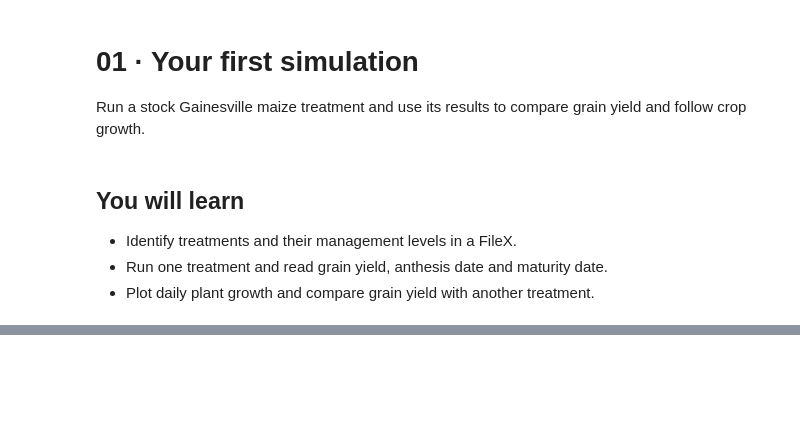
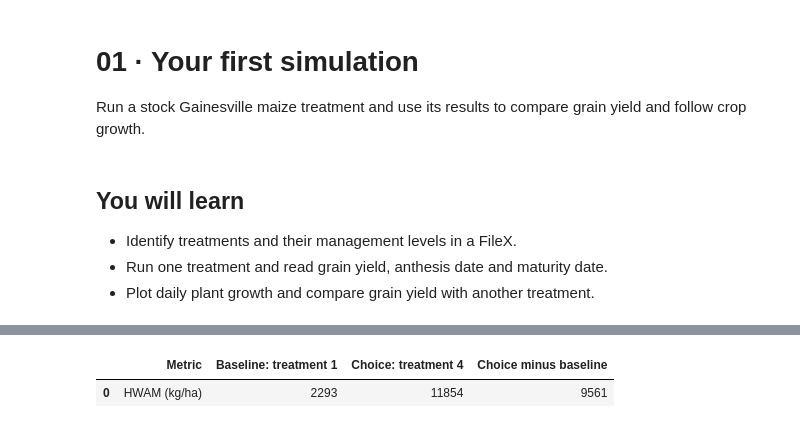
Before and after one commit to AbdelrahmanAmr3/dssatlab, a Jupyter notebook: course/01_first_simulation/lesson.ipynb, the cells around one changed output, grey strips where cells are left out. Cells and saved outputs as stored; diff of their text form; code cells hidden in the pictures; blank space fills up the shorter version.

```diff
--- a/course/01_first_simulation/lesson.ipynb
+++ b/course/01_first_simulation/lesson.ipynb
@@ -215,0 +149,17 @@ Next: [02 · Planting-date sweep](../02_planting_dates/lesson.ipynb).
+# %%
+# Choose a treatment and rebuild both runs for a yield comparison.
+chosen_treatment = 4
+comparison_filex = RUNS / "UFGA8201.MZX"
+baseline_result = dl.run(comparison_filex, treatment=1)
+chosen_result = dl.run(comparison_filex, treatment=chosen_treatment)
+baseline_row = dl.read_summary(baseline_result.run_dir)[0]
+chosen_row = dl.read_summary(chosen_result.run_dir)[0]
+dl.to_dataframe([{
+    "Metric": "HWAM (kg/ha)",
+    "Baseline: treatment 1": baseline_row["HWAM"],
+    f"Choice: treatment {chosen_treatment}": chosen_row["HWAM"],
+    "Choice minus baseline": chosen_row["HWAM"] - baseline_row["HWAM"],
+}])
+# %% [output]
+|  | Metric | Baseline: treatment 1 | Choice: treatment 4 | Choice minus baseline |
+| 0 | HWAM (kg/ha) | 2293 | 11854 | 9561 |
```
Also changed, not shown: parts of 68 cells of this notebook, 1 other file.
